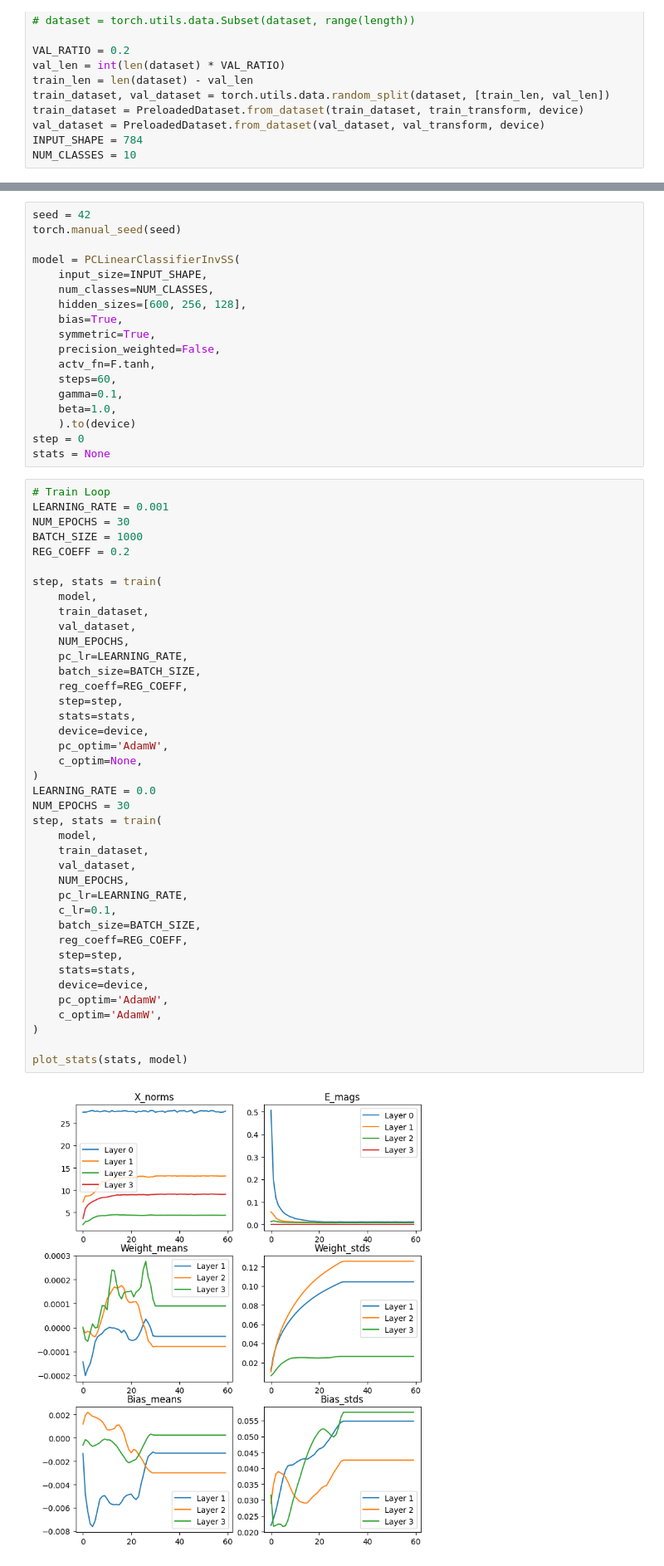
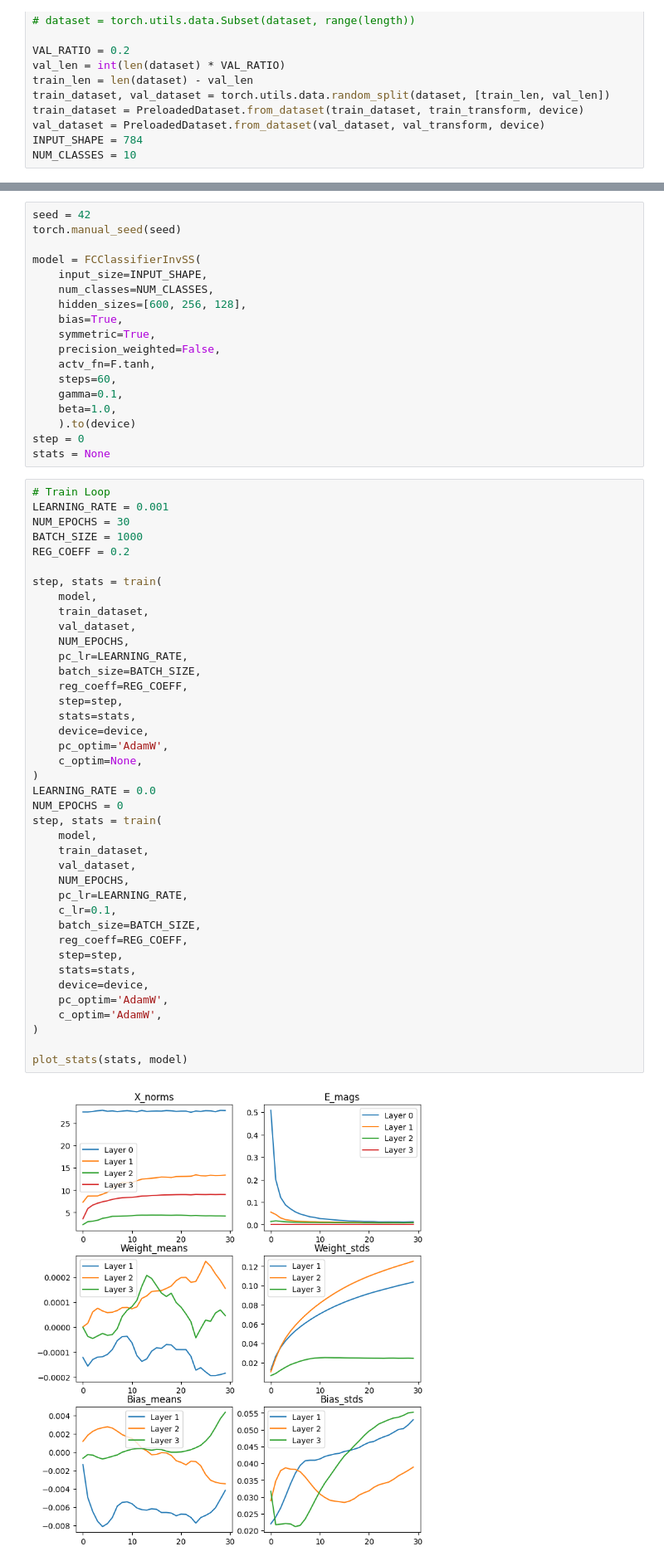
Before and after one commit to joeagriffith/pclib, a Jupyter notebook: examples/mnist/mnist_pclinear_inv_ss.ipynb, the cells around one changed output, grey strips where cells are left out. Shown at 83% size. Cells and saved outputs as stored; diff of their text form.

```diff
--- a/examples/mnist/mnist_pclinear_inv_ss.ipynb
+++ b/examples/mnist/mnist_pclinear_inv_ss.ipynb
@@ -92,7 +92,7 @@ Min value:  tensor(-0.4242, device='cuda:0')
 seed = 42
 torch.manual_seed(seed)
 
-model = PCLinearClassifierInvSS(
+model = FCClassifierInvSS(
     input_size=INPUT_SHAPE,
     num_classes=NUM_CLASSES,
     hidden_sizes=[600, 256, 128],
@@ -119,32 +119,32 @@ step, stats = train(
     val_dataset,
     NUM_EPOCHS,
     pc_lr=LEARNING_RATE,
     batch_size=BATCH_SIZE,
     reg_coeff=REG_COEFF,
     step=step,
     stats=stats,
     device=device,
     pc_optim='AdamW',
     c_optim=None,
 )
 LEARNING_RATE = 0.0
-NUM_EPOCHS = 30
+NUM_EPOCHS = 0
 step, stats = train(
     model,
     train_dataset,
     val_dataset,
     NUM_EPOCHS,
     pc_lr=LEARNING_RATE,
     c_lr=0.1,
     batch_size=BATCH_SIZE,
     reg_coeff=REG_COEFF,
     step=step,
     stats=stats,
     device=device,
     pc_optim='AdamW',
     c_optim='AdamW',
 )
 
 plot_stats(stats, model)
 # %% [output]
-[figure, old version]
+[figure, new version]
```
Also changed, not shown: parts of 6 cells of this notebook, 15 other files.
